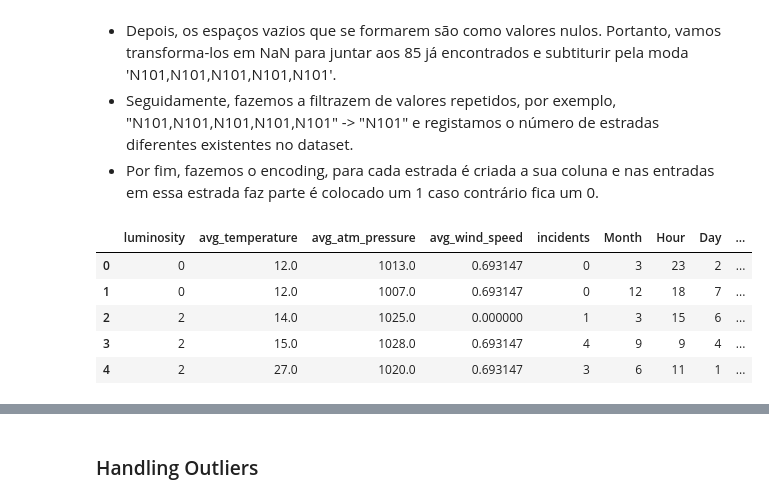
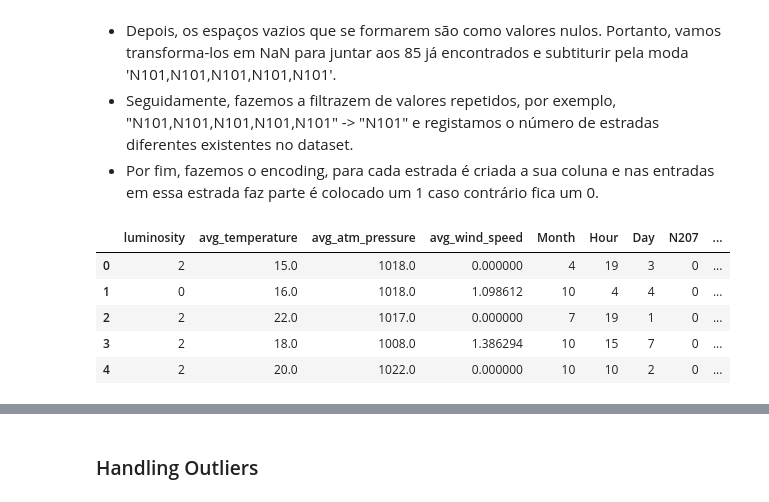
Before and after one commit to bohdan167/DAA, a Jupyter notebook: Datasets_&_Notebooks/Competition/PrepareData.ipynb, the cells around one changed output, grey strips where cells are left out. Drawn from its saved outputs; the diff is of its cells as text; code cells hidden in the pictures.

```diff
--- a/Datasets_&_Notebooks/Competition/PrepareData.ipynb
+++ b/Datasets_&_Notebooks/Competition/PrepareData.ipynb
@@ -360,6 +360,8 @@ from sklearn.preprocessing import LabelEncoder
 road_set = set()
 
 def filter_roads(col):
+    # Clean spaces everywhere in affected_roads
+    col = col.str.strip()
     # Drop ',' at the end of entries in affected_roads
     col = col.str.rstrip(',')
     # Replace '' for NaN in affected_roads
@@ -371,45 +373,49 @@ def filter_roads(col):
     return col
 
 def merge_same_words(line):
     words = line.split(',')
-    words = set(words)
-    road_set.update(words)
-    if '4' in words:
-        words.remove('4')
-        road_set.remove('4')
-    if '' in words:
-        words.remove('')
-        road_set.remove('')
+    words_set = set()
+    for word in words:
+        if word != '' and word != '4':
+            words_set.add(word.strip())
+            road_set.add(word.strip())
     return ','.join(words)
 
 def encode_roads(road_list, col):
     for road in road_list:
         col[road] = col['affected_roads'].str.contains(road).astype(int)
     return col
 
 
 
 traffic['affected_roads'] = filter_roads(traffic['affected_roads'])
 # Map the function 'merge_same_words' to the column 'affected_roads'
 traffic['affected_roads'] = traffic['affected_roads'].map(merge_same_words)
+# Clean spaces everywhere in affected_roads
+traffic['affected_roads'] = traffic['affected_roads'].str.strip()
 # Drop ',' at the begining of entries in affected_roads
 traffic['affected_roads'] = traffic['affected_roads'].str.lstrip(',')
 traffic = encode_roads(road_set, traffic)
 traffic.drop(['affected_roads'], axis=1, inplace=True)
 
+road_set.clear()
+
+
 test['affected_roads'] = filter_roads(test['affected_roads'])
 # Map the function 'merge_same_words' to the column 'affected_roads'
 test['affected_roads'] = test['affected_roads'].map(merge_same_words)
+# Clean spaces everywhere in affected_roads
+test['affected_roads'] = test['affected_roads'].str.strip()
 # Drop ',' at the begining of entries in affected_roads
 test['affected_roads'] = test['affected_roads'].str.lstrip(',')
 test = encode_roads(road_set, test)
 test.drop(['affected_roads'], axis=1, inplace=True)
 
-traffic.head()
+test.head()
 # %% [output]
-|  | luminosity | avg_temperature | avg_atm_pressure | avg_wind_speed | incidents | Month | Hour | Day | ... |
-| 0 | 0 | 12.0 | 1013.0 | 0.693147 | 0 | 3 | 23 | 2 | ... |
-| 1 | 0 | 12.0 | 1007.0 | 0.693147 | 0 | 12 | 18 | 7 | ... |
-| 2 | 2 | 14.0 | 1025.0 | 0.000000 | 1 | 3 | 15 | 6 | ... |
-| 3 | 2 | 15.0 | 1028.0 | 0.693147 | 4 | 9 | 9 | 4 | ... |
-| 4 | 2 | 27.0 | 1020.0 | 0.693147 | 3 | 6 | 11 | 1 | ... |
+|  | luminosity | avg_temperature | avg_atm_pressure | avg_wind_speed | Month | Hour | Day | N207 | ... |
+| 0 | 2 | 15.0 | 1018.0 | 0.000000 | 4 | 19 | 3 | 0 | ... |
+| 1 | 0 | 16.0 | 1018.0 | 1.098612 | 10 | 4 | 4 | 0 | ... |
+| 2 | 2 | 22.0 | 1017.0 | 0.000000 | 7 | 19 | 1 | 0 | ... |
+| 3 | 2 | 18.0 | 1008.0 | 1.386294 | 10 | 15 | 7 | 0 | ... |
+| 4 | 2 | 20.0 | 1022.0 | 0.000000 | 10 | 10 | 2 | 0 | ... |
```
Also changed, not shown: parts of 3 cells of this notebook, 4 other files.
